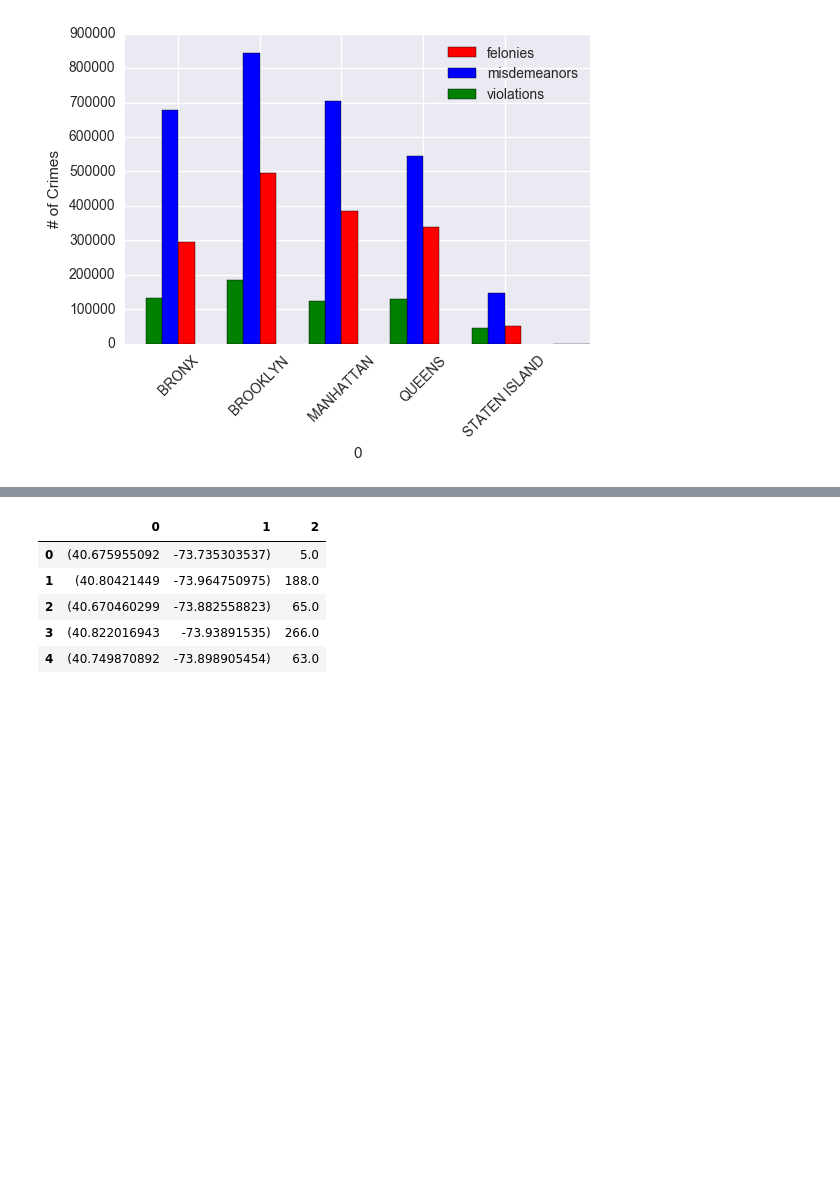
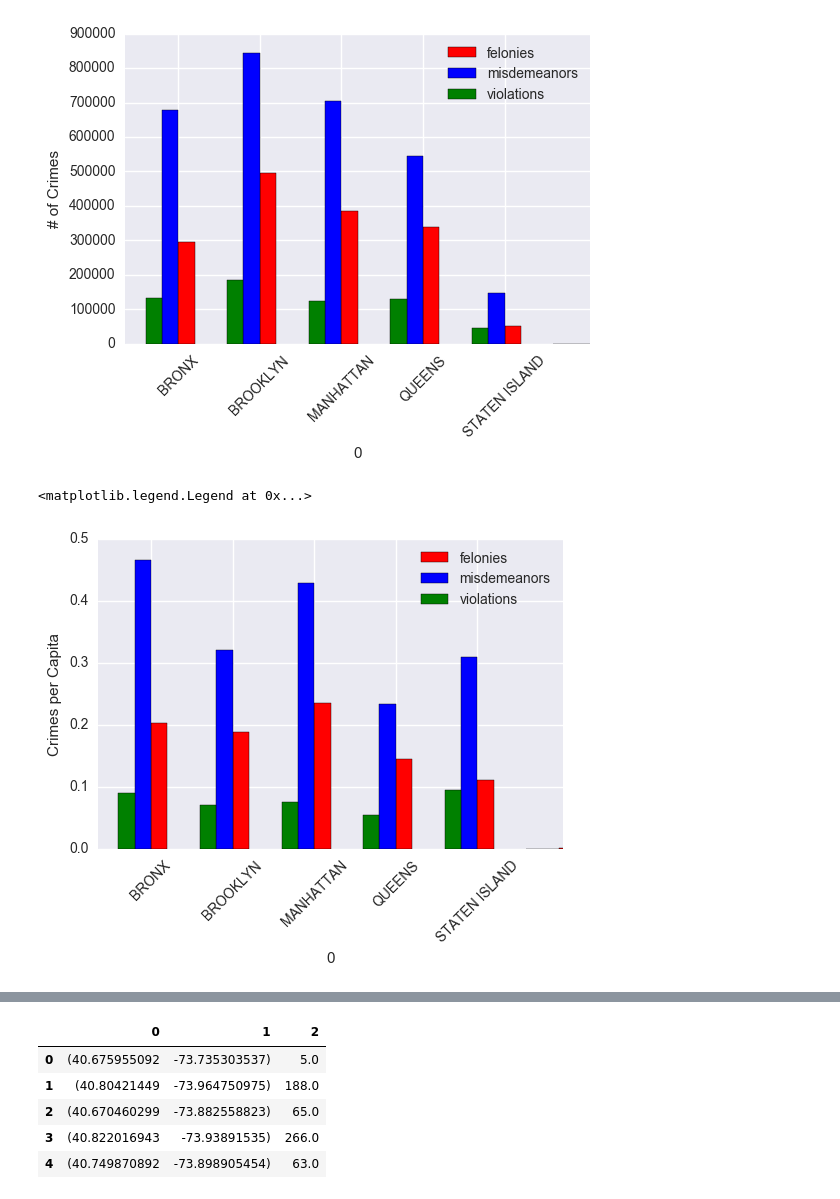
Before and after one commit to brenton72/NYC-crime-project, a Jupyter notebook: plotting_notebooks/Crime_project_graphing.ipynb, the cells around one changed output, grey strips where cells are left out. Saved outputs shown, nothing was run; the diff lists cells and outputs as text; code cells hidden in the pictures; blank space fills up the shorter version.

```diff
--- a/plotting_notebooks/Crime_project_graphing.ipynb
+++ b/plotting_notebooks/Crime_project_graphing.ipynb
@@ -38,6 +38,7 @@ See the caveats in the documentation: http://pandas.pydata.org/pandas-docs/stabl
   if __name__ == '__main__':
 # %%
 crime_table = crime_df.pivot_table(values=2, index=[0], columns=[1], aggfunc=np.sum)
+Population = [1455444, 2636735, 1644518, 2339150, 474558, 1000000]
 crime_table
 # %% [output]
 | 1 | FELONY | MISDEMEANOR | VIOLATION |
@@ -48,3 +49,6 @@ crime_table
 | QUEENS | 338472 | 544291 | 128239 |
 | STATEN ISLAND | 52224 | 146443 | 45123 |
 | UNKNOWN | 290 | 146 | 27 |
+# %%
+crime_table_pc = (crime_table.T / Population).T
+crime_table_pc
@@ -69,6 +83,18 @@ plt.legend()
 plt.savefig('crimes_by_boro_type.png', format='png')
 # %% [output]
 [figure]
+# %%
+#Crimes per capita
+width = 0.2
+crime_table_pc['FELONY'].plot(kind='bar', color='red', width=width, position=0, label = 'felonies')
+crime_table_pc['MISDEMEANOR'].plot(kind='bar', color='blue', width=width, position=1, label = 'misdemeanors')
+crime_table_pc['VIOLATION'].plot(kind='bar', color='green', width=width, position=2, label = 'violations')
+plt.xticks(np.arange(0,5),('BRONX', 'BROOKLYN','MANHATTAN','QUEENS', 'STATEN ISLAND','UNKNOWN'), rotation=45)
+plt.ylabel('Crimes per Capita')
+plt.legend()
+# %% [output]
+<matplotlib.legend.Legend at 0x...>
+[figure, added]
 # %%
 width = 0.2
 crime_table.FELONY_FRAC.plot(kind='bar', color='red', width=width, position=0, label = 'felonies')
```
Also changed, not shown: parts of 8 cells of this notebook.
